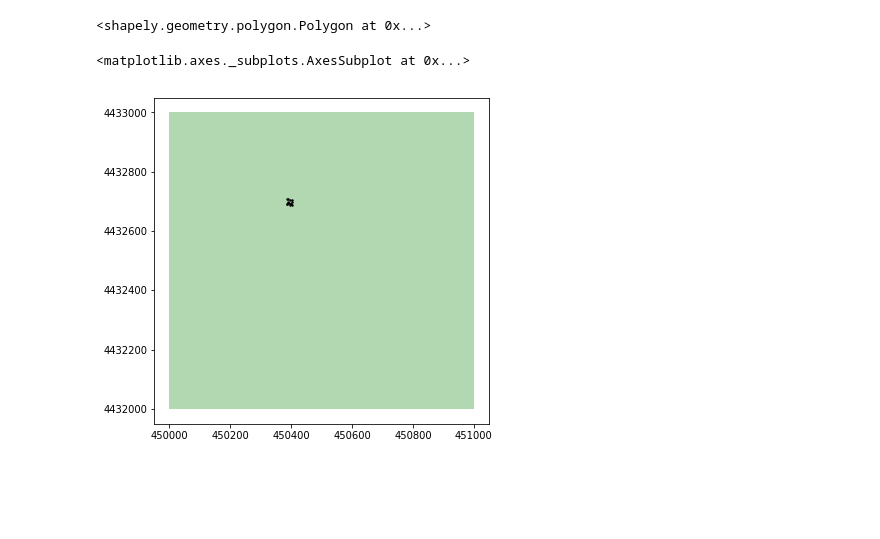
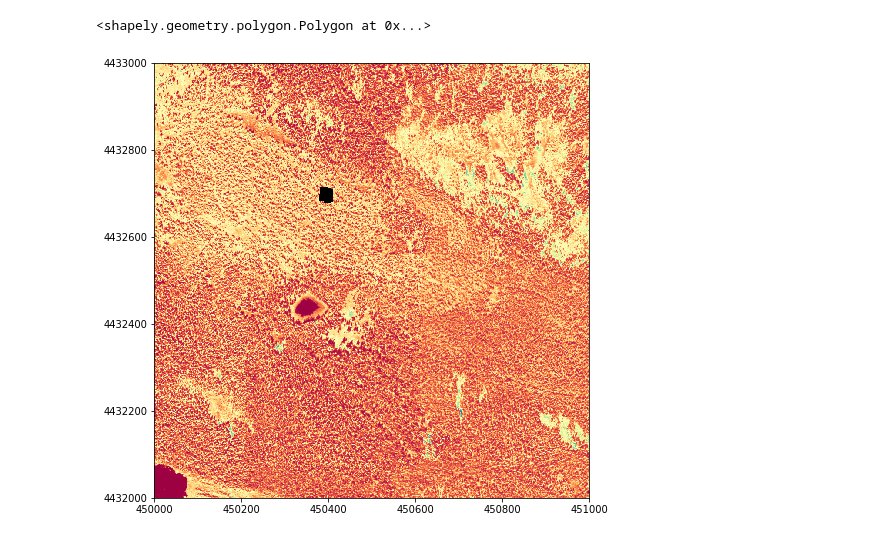
Before and after one commit to vscholl/jubilant-waffle, a Jupyter notebook: extract_spectra.ipynb, the cells around one changed output. Saved outputs shown, nothing was run; the diff lists cells and outputs as text; code cells hidden in the pictures; blank space fills up the shorter version.

Commit message:
added more NEON funcions for reading and plotting h5 data. working on the clip now for stems and trees'

```diff
--- a/extract_spectra.ipynb
+++ b/extract_spectra.ipynb
@@ -22,0 +186,3 @@ site = "NIWO" # this is needed to navigate the h5 tree
+# %%
+h5_data, h5_metadata = aop_h5refl2array(hs_file)
+h5_data.shape
@@ -164,9 +351,15 @@ Extract a single band from the array
 # %%
-b56 = refl_array[:,:,55].astype(np.float)
-print('b56 type:',type(b56))
-print('b56 shape:',b56.shape)
-print('Band 56 Reflectance:\n',b56)
-plt.hist(b56.flatten(),50);
-plt.title('Histogram of Band 56 Reflectance')
+# extract a single band
+band = 100
+
+b = h5_data[:,:,int(band)].astype(float)
+
+print('band type:',type(b))
+print('band shape:',b.shape)
+print('Band ' + str(band) + ' Reflectance:\n',b)
+
+# plot a histogram of the pixel values
+plt.hist(b.flatten(),bins = 50);
+plt.title('Histogram of Band ' + str(band) + ' Reflectance')
 plt.xlabel('Reflectance'); plt.ylabel('Frequency')
 # %% [output]
@@ -206,11 +430,17 @@ tile_poly
 # %%
 # determine which mapped stems are within the current HS tile
 stems_in_tile = mapped_stems[mapped_stems.geometry.within(tile_poly)]
 
 
-f, ax = plt.subplots(1, figsize=(6, 6))
-tile_boundary.plot(alpha=0.3, facecolor='green', ax=ax)
-stems_in_tile.plot(facecolor='black',markersize=2, ax=ax)
+# plot the mapped stems over the tile
+fig, ax = plt.subplots(figsize=(8, 8))
+ax.imshow(b,
+          extent=ext,
+          cmap='Spectral')
+stems_in_tile.plot(ax=ax,
+                  marker='s',
+                  markersize=45,
+                  color='black')
+plt.show()
 # %% [output]
-<matplotlib.axes._subplots.AxesSubplot at 0x...>
-[figure, old version]
+[figure, new version]
```
Also changed, not shown: parts of 24 cells of this notebook.
